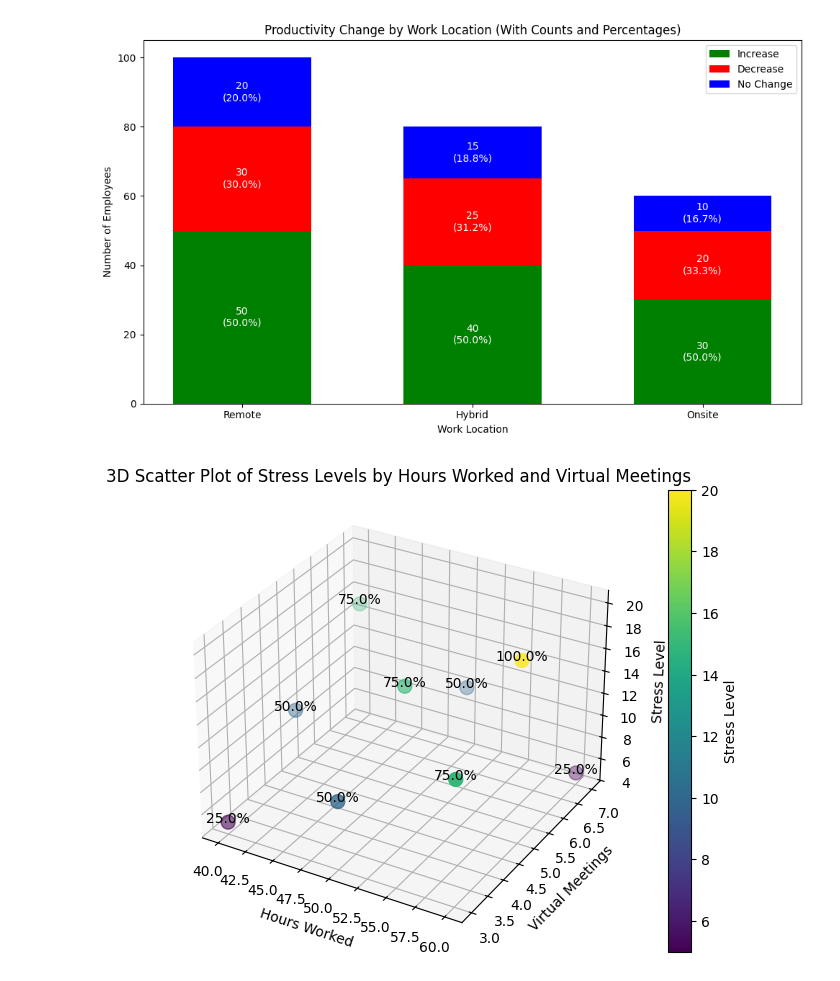
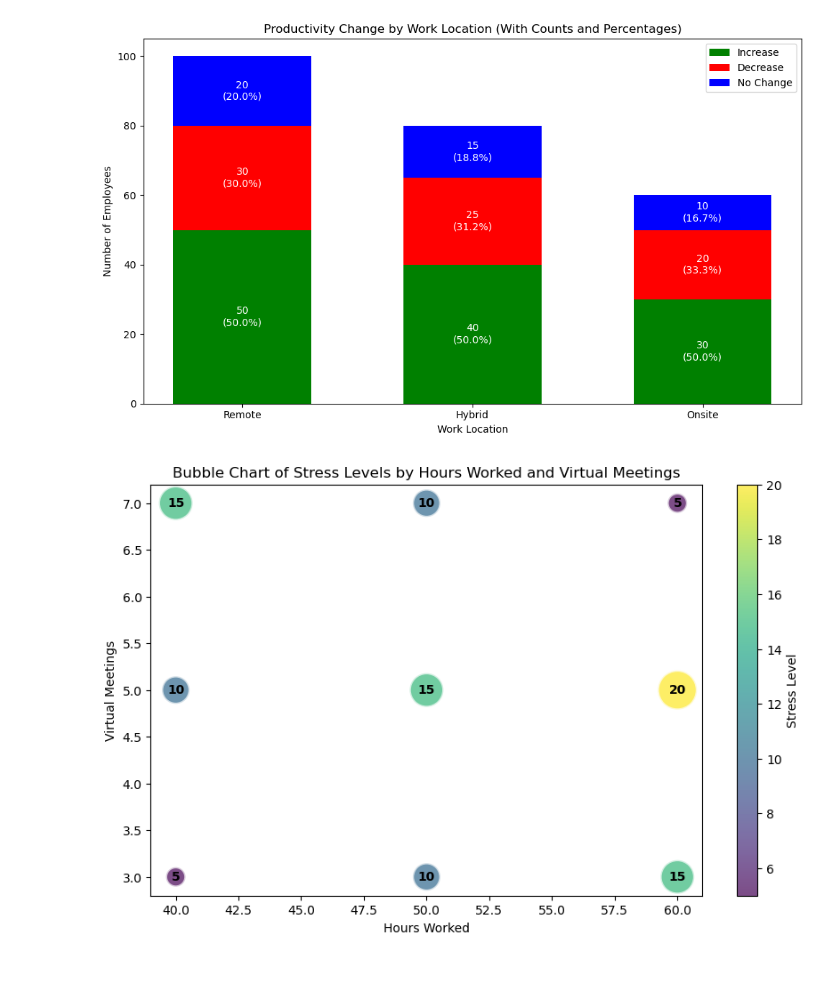
Before and after one commit to faiyted/Project3, a Jupyter notebook: dataset.ipynb, the cells around one changed output. Cells and saved outputs as stored; diff of their text form; code cells hidden in the pictures.

```diff
--- a/dataset.ipynb
+++ b/dataset.ipynb
@@ -792,42 +612,36 @@ pipeline = [
 results = collection.aggregate(pipeline)
 # %%
 import matplotlib.pyplot as plt
-from mpl_toolkits.mplot3d import Axes3D
 import numpy as np
 
-# Sample data from MongoDB aggregation (replace with actual data from MongoDB)
+# Sample data (replace with actual data from MongoDB)
 hours_worked = np.array([40, 50, 60, 40, 50, 60, 40, 50, 60])  # Hours worked (x-axis)
 virtual_meetings = np.array([3, 3, 3, 5, 5, 5, 7, 7, 7])  # Virtual meetings (y-axis)
 stress_levels = np.array([5, 10, 15, 10, 15, 20, 15, 10, 5])  # Stress levels (z-axis)
 
-# Calculate percentages for stress levels relative to the maximum stress level
-percentages = (stress_levels / np.max(stress_levels)) * 100
+# Normalize the stress levels for bubble sizes (you can adjust the scaling factor)
+bubble_sizes = (stress_levels / np.max(stress_levels)) * 1000  # Adjust size scaling
 
-# Create a 3D scatter plot
-fig = plt.figure(figsize=(10, 6))
-ax = fig.add_subplot(111, projection='3d')
+# Plot the bubble chart
+plt.figure(figsize=(10, 6))
 
-# Scatter plot in 3D
-scatter = ax.scatter(hours_worked, virtual_meetings, stress_levels, c=stress_levels, cmap='viridis', s=100)
+# Scatter plot where the bubble size represents stress level
+plt.scatter(hours_worked, virtual_meetings, s=bubble_sizes, c=stress_levels, cmap='viridis', alpha=0.7, edgecolors="w", linewidth=2)
 
-# Add a color bar to show the intensity of stress levels
-cbar = plt.colorbar(scatter, ax=ax)
+# Add color bar
+cbar = plt.colorbar()
 cbar.set_label('Stress Level')
 
-# Set labels for the axes
-ax.set_xlabel('Hours Worked')
-ax.set_ylabel('Virtual Meetings')
-ax.set_zlabel('Stress Level')
+# Set axis labels and title
+plt.xlabel('Hours Worked')
+plt.ylabel('Virtual Meetings')
+plt.title('Bubble Chart of Stress Levels by Hours Worked and Virtual Meetings')
 
-# Set the title
-ax.set_title('3D Scatter Plot of Stress Levels by Hours Worked and Virtual Meetings')
+# Add text annotations for each bubble
+for i in range(len(hours_worked)):
+    plt.text(hours_worked[i], virtual_meetings[i], f'{stress_levels[i]}', color='black', ha='center', va='center', fontweight='bold')
 
-# Add percentage labels at each point
-for i in range(len(hours_worked)):
-    ax.text(hours_worked[i], virtual_meetings[i], stress_levels[i],
-            f'{percentages[i]:.1f}%', color='black', ha='center')
-
-# Display the plot
+# Display the bubble chart
 plt.show()
 # %% [output]
-[figure, old version]
+[figure, new version]
```
Also changed, not shown: parts of 32 cells of this notebook.
